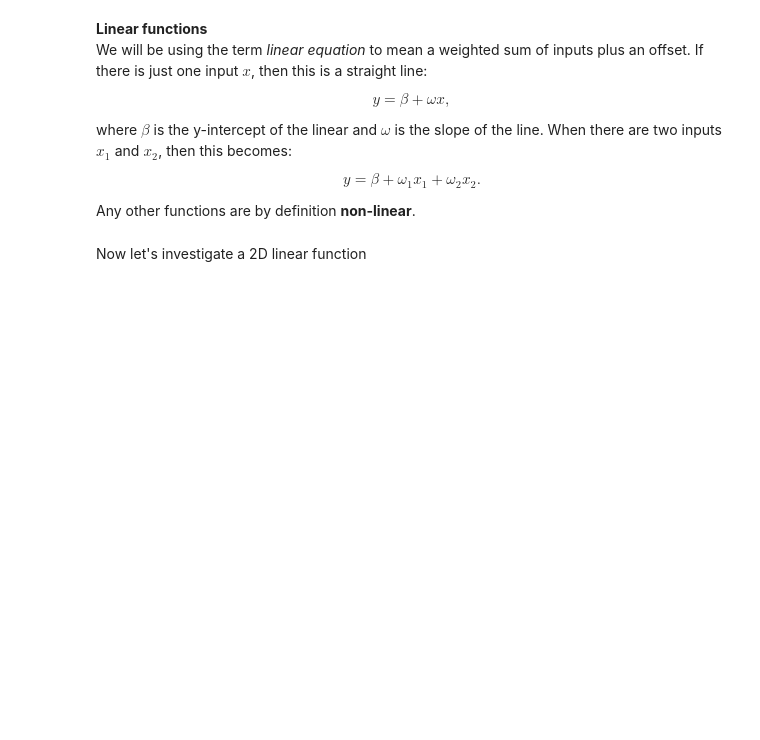
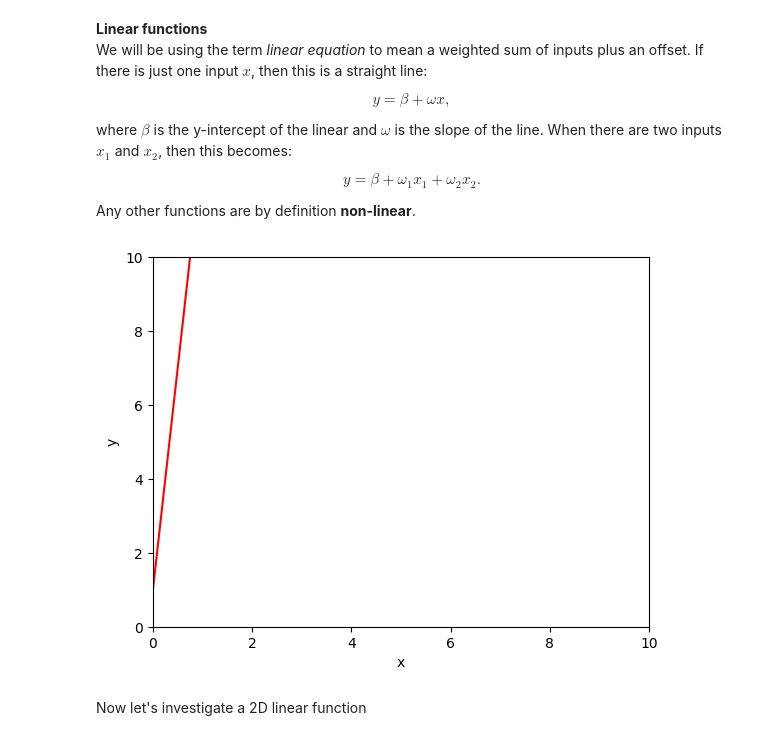
Before and after one commit to Biggie-Chris/Understanding-Deeplearning, a Jupyter notebook: Notebooks/Chap01/1_1_BackgroundMathematics.ipynb, the cells around one changed output. Cells and saved outputs as stored; diff of their text form; code cells hidden in the pictures; blank space fills up the shorter version.

```diff
--- a/Notebooks/Chap01/1_1_BackgroundMathematics.ipynb
+++ b/Notebooks/Chap01/1_1_BackgroundMathematics.ipynb
@@ -32,24 +32,26 @@ def linear_function_1D(x,beta,omega):
 # %%
 # Plot the 1D linear function
 
 # Define an array of x values from 0 to 10 with increments of 0.01
 # https://numpy.org/doc/stable/reference/generated/numpy.arange.html
 x = np.arange(0.0,10.0, 0.01)
 # Compute y using the function you filled in above
-beta = 0.0; omega = 1.0
+beta = 1.0; omega = 12.0
 
 y = linear_function_1D(x,beta,omega)
 
 # Plot this function
 fig, ax = plt.subplots()
 ax.plot(x,y,'r-')
 ax.set_ylim([0,10]);ax.set_xlim([0,10])
 ax.set_xlabel('x'); ax.set_ylabel('y')
 plt.show()
 
 # TODO -- experiment with changing the values of beta and omega
 # to understand what they do.  Try to make a line
 # that crosses the y-axis at y=10 and the x-axis at x=5
+# %% [output]
+[figure, added]
 # %% [markdown]
 Now let's investigate a 2D linear function
 # %%
```
Also changed, not shown: parts of 2 cells of this notebook.
